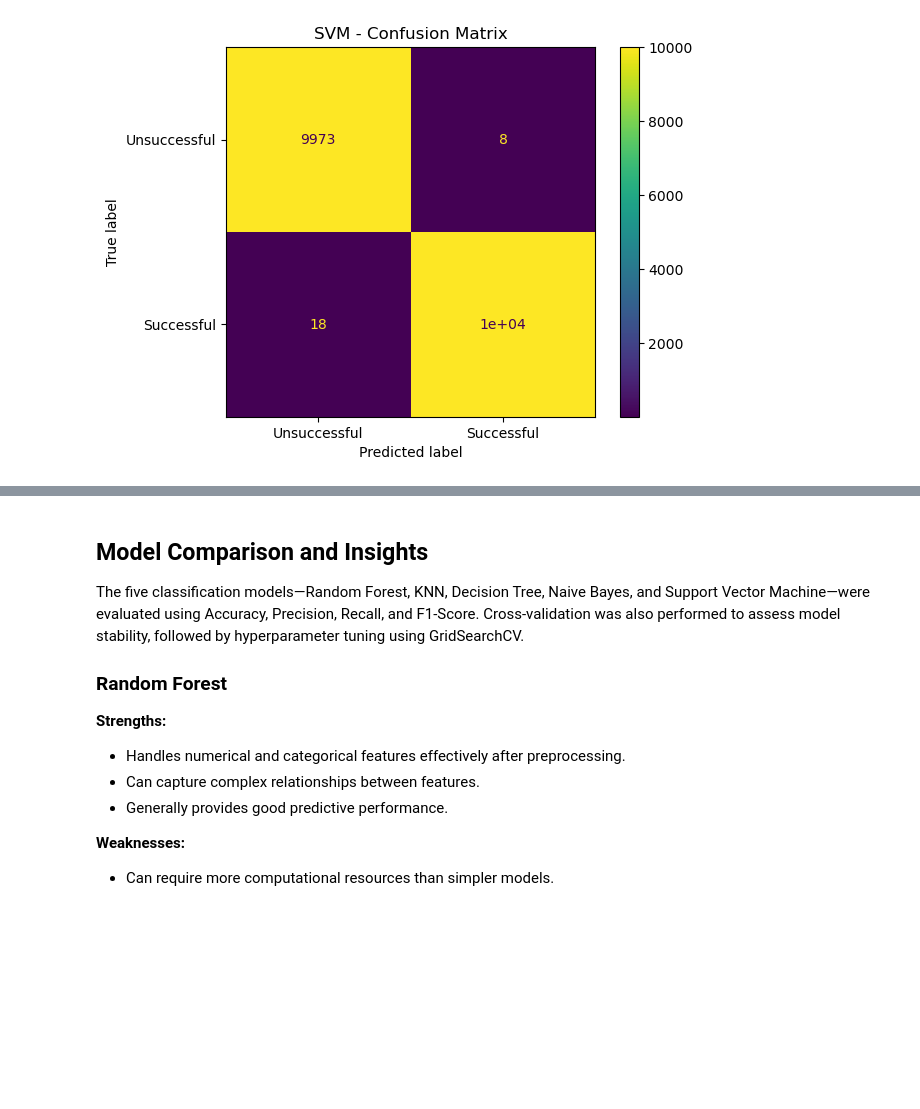
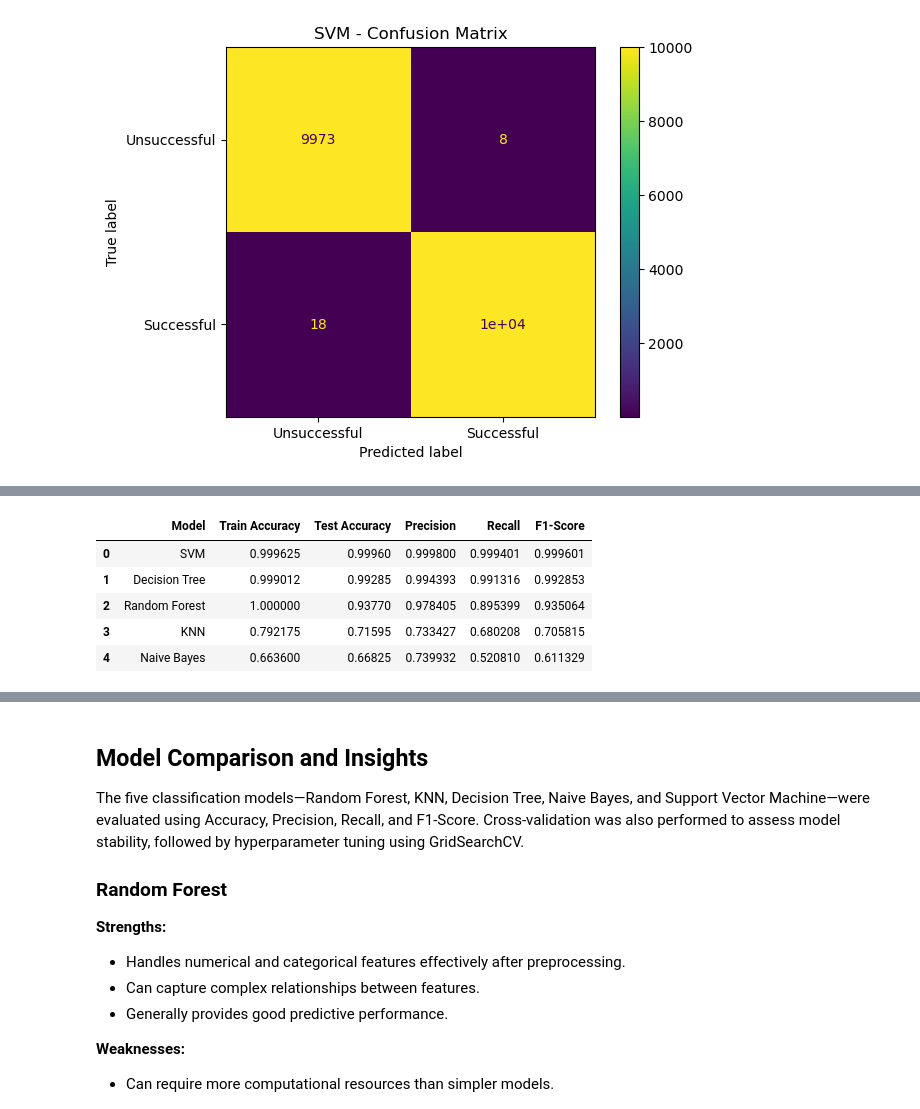
Before and after one commit to Varshh-hub/Crowdfunding-Campaign-Success-Prediction---ML, a Jupyter notebook: Predict.ipynb, the cells around one changed output, grey strips where cells are left out. Drawn from its saved outputs; the diff is of its cells as text; code cells hidden in the pictures; blank space fills up the shorter version.

```diff
--- a/Predict.ipynb
+++ b/Predict.ipynb
@@ -176,9 +194,14 @@ Testing Features: (20000, 12)
 Training Target: (80000,)
 Testing Target: (20000,)
 # %%
-preprocessor = ColumnTransformer(
+prep = ColumnTransformer(
     transformers=[
-        ("numerical", StandardScaler(),num),("categorical",OneHotEncoder(handle_unknown="ignore",sparse_output=False),cat)
+        (
+            "numerical", StandardScaler(),num
+        ),
+        (
+            "categorical",OneHotEncoder(handle_unknown="ignore",sparse_output=False),cat
+        )
     ]
 )
 # %%
@@ -212,7 +234,7 @@ for name, model in models.items():
 
     pipelines[name] = Pipeline(
         steps=[
-            ("preprocessor", preprocessor),
+            ("preprocessor", prep),
             ("model", model)
         ]
     )
@@ -876,0 +485,45 @@ plt.show()
+# %%
+tresults = []
+for name, model in tuned.items():
+
+    train_pred = model.predict(X_train)
+    test_pred = model.predict(X_test)
+
+    tresults.append({
+        "Model": name,
+        "Train Accuracy": accuracy_score(
+            y_train,
+            train_pred
+        ),
+        "Test Accuracy": accuracy_score(
+            y_test,
+            test_pred
+        ),
+        "Precision": precision_score(
+            y_test,
+            test_pred
+        ),
+        "Recall": recall_score(
+            y_test,
+            test_pred
+        ),
+        "F1-Score": f1_score(
+            y_test,
+            test_pred
+        )
+    })
+
+tuned_res = pd.DataFrame(tresults)
+tuned_res = tuned_res.sort_values(
+    by="F1-Score",
+    ascending=False
+).reset_index(drop=True)
+
+tuned_res
+# %% [output]
+|  | Model | Train Accuracy | Test Accuracy | Precision | Recall | F1-Score |
+| 0 | SVM | 0.999625 | 0.99960 | 0.999800 | 0.999401 | 0.999601 |
+| 1 | Decision Tree | 0.999012 | 0.99285 | 0.994393 | 0.991316 | 0.992853 |
+| 2 | Random Forest | 1.000000 | 0.93770 | 0.978405 | 0.895399 | 0.935064 |
+| 3 | KNN | 0.792175 | 0.71595 | 0.733427 | 0.680208 | 0.705815 |
+| 4 | Naive Bayes | 0.663600 | 0.66825 | 0.739932 | 0.520810 | 0.611329 |
```
Also changed, not shown: parts of 30 cells of this notebook.
